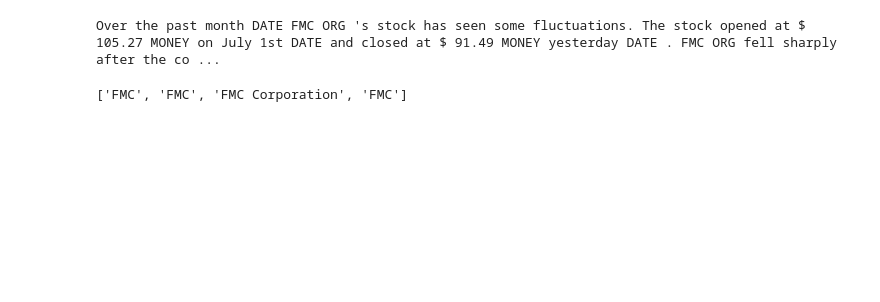
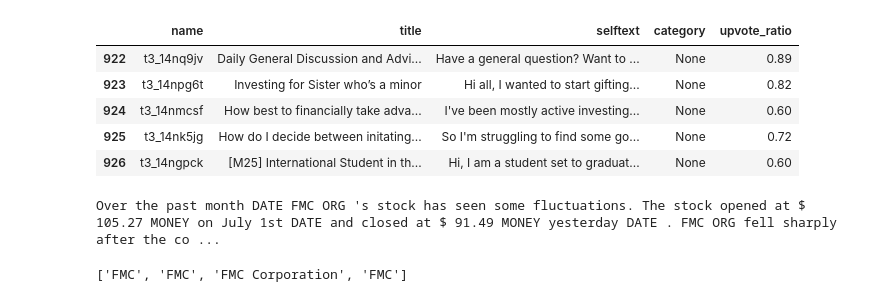
Before and after one commit to BetikuOluwatobi/ReddiTagger, a Jupyter notebook: ner_notebook.ipynb, the cells around one changed output. Cells and saved outputs as stored; diff of their text form; code cells hidden in the pictures; blank space fills up the shorter version.

```diff
--- a/ner_notebook.ipynb
+++ b/ner_notebook.ipynb
@@ -42,5 +31,50 @@ def get_reddit_data(subreddit="Investing",url=url, headers=headers):
+# %%
+def get_reddit_data(subreddit="Investing", url='', headers=''):
+    post_list = []
+
+    try:
+        res = requests.get(f"{url}/r/{subreddit}/new", headers=headers, params={"limit": 100})
+        res.raise_for_status()
+
+        while len(post_list) <= 1000:
+            json_data = res.json()
+            children = json_data['data']['children']
+
+            for post in children:
+                post_data = post['data']
+                dict_to_append = {
+                    'name': post_data['name'],
+                    'title': post_data['title'],
+                    'selftext': post_data['selftext'],
+                    'category': post_data.get('category', None),
+                    'upvote_ratio': post_data['upvote_ratio']
+                }
+                post_list.append(dict_to_append)
+
+            # Check if there's more data
+            after = json_data['data'].get('after')
+            if not after:
+                break
+
+            res = requests.get(f"{url}/r/{subreddit}/new", headers=headers, params={"limit": 100, "after": after})
+            res.raise_for_status()
+
+    except requests.RequestException as e:
+        print(f"Error fetching data from Reddit: {e}")
+        return pd.DataFrame(columns=['name', 'title', 'selftext', 'category', 'upvote_ratio'])
+
+    return pd.DataFrame(post_list)
 # %%
 df = get_reddit_data(subreddit="Investing",url=url, headers=headers)
+# %%
+df.tail()
+# %% [output]
+|  | name | title | selftext | category | upvote_ratio |
+| 922 | t3_14nq9jv | Daily General Discussion and Advi... | Have a general question? Want to ... | None | 0.89 |
+| 923 | t3_14npg6t | Investing for Sister who’s a minor | Hi all, I wanted to start gifting... | None | 0.82 |
+| 924 | t3_14nmcsf | How best to financially take adva... | I've been mostly active investing... | None | 0.60 |
+| 925 | t3_14nk5jg | How do I decide between initating... | So I'm struggling to find some go... | None | 0.72 |
+| 926 | t3_14ngpck | [M25] International Student in th... | Hi, I am a student set to graduat... | None | 0.60 |
 # %%
 # df.replace('|', '',inplace=True,regex=True)
 # %%
```
Also changed, not shown: parts of 12 cells of this notebook, 2 other files.
